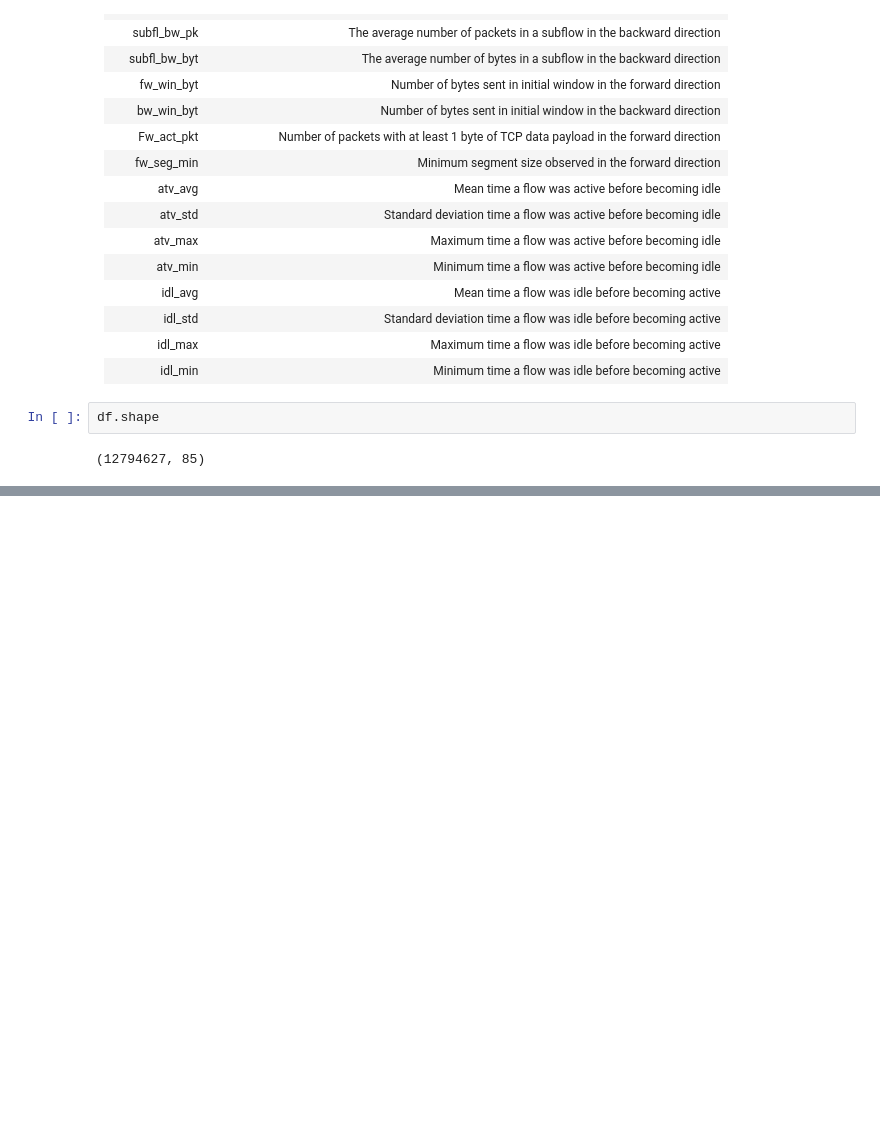
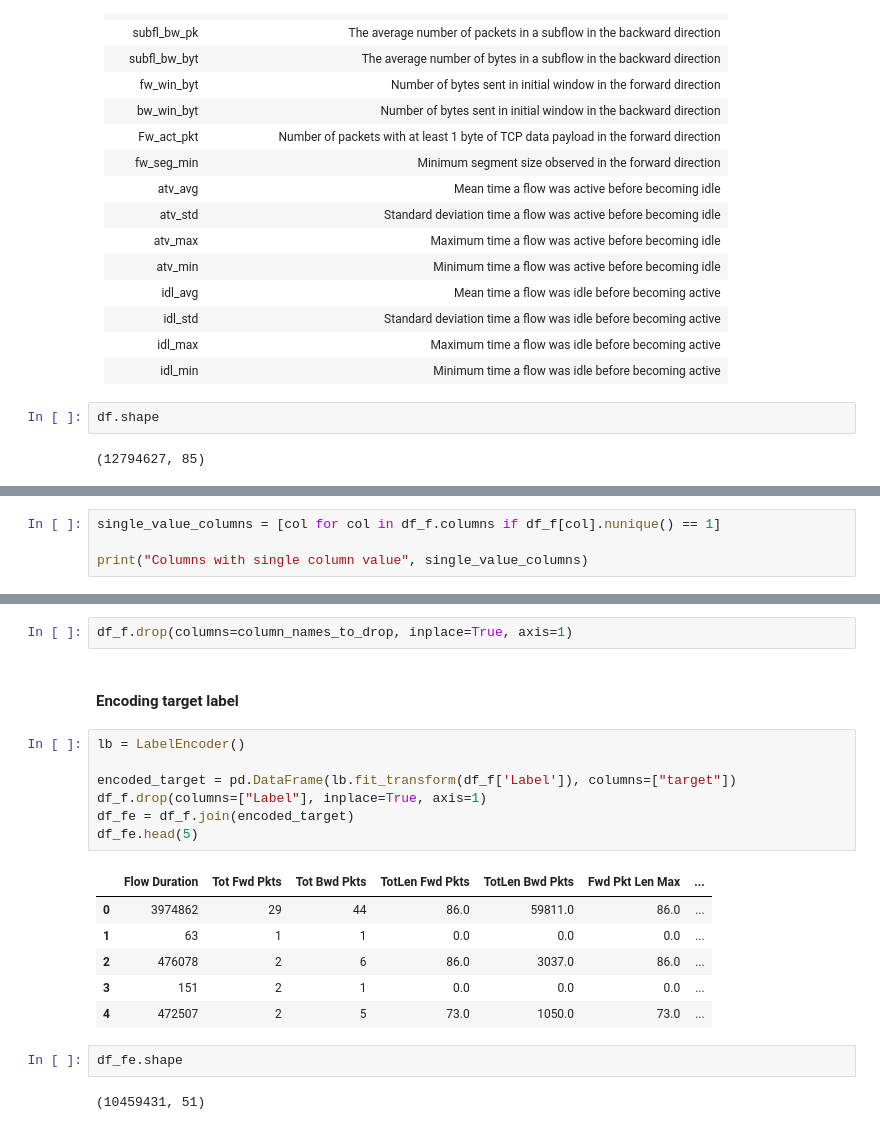
Before and after one commit to Diluted128/ddos-detection-model, a Jupyter notebook: ddos-recognition.ipynb, the cells around one changed output, grey strips where cells are left out. Cells and saved outputs as stored; diff of their text form; blank space fills up the shorter version.

```diff
--- a/ddos-recognition.ipynb
+++ b/ddos-recognition.ipynb
@@ -141,0 +140,4 @@ filltered.shape
+# %%
+single_value_columns = [col for col in df_f.columns if df_f[col].nunique() == 1]
+
+print("Columns with single column value", single_value_columns)
@@ -141,0 +168,22 @@ filltered.shape
+# %%
+df_f.drop(columns=column_names_to_drop, inplace=True, axis=1)
+# %% [markdown]
+#### Encoding target label
+# %%
+lb = LabelEncoder()
+
+encoded_target = pd.DataFrame(lb.fit_transform(df_f['Label']), columns=["target"])
+df_f.drop(columns=["Label"], inplace=True, axis=1)
+df_fe = df_f.join(encoded_target)
+df_fe.head(5)
+# %% [output]
+|  | Flow Duration | Tot Fwd Pkts | Tot Bwd Pkts | TotLen Fwd Pkts | TotLen Bwd Pkts | Fwd Pkt Len Max | ... |
+| 0 | 3974862 | 29 | 44 | 86.0 | 59811.0 | 86.0 | ... |
+| 1 | 63 | 1 | 1 | 0.0 | 0.0 | 0.0 | ... |
+| 2 | 476078 | 2 | 6 | 86.0 | 3037.0 | 86.0 | ... |
+| 3 | 151 | 2 | 1 | 0.0 | 0.0 | 0.0 | ... |
+| 4 | 472507 | 2 | 5 | 73.0 | 1050.0 | 73.0 | ... |
+# %%
+df_fe.shape
+# %% [output]
+(10459431, 51)
```
Also changed, not shown: parts of 30 cells of this notebook.
